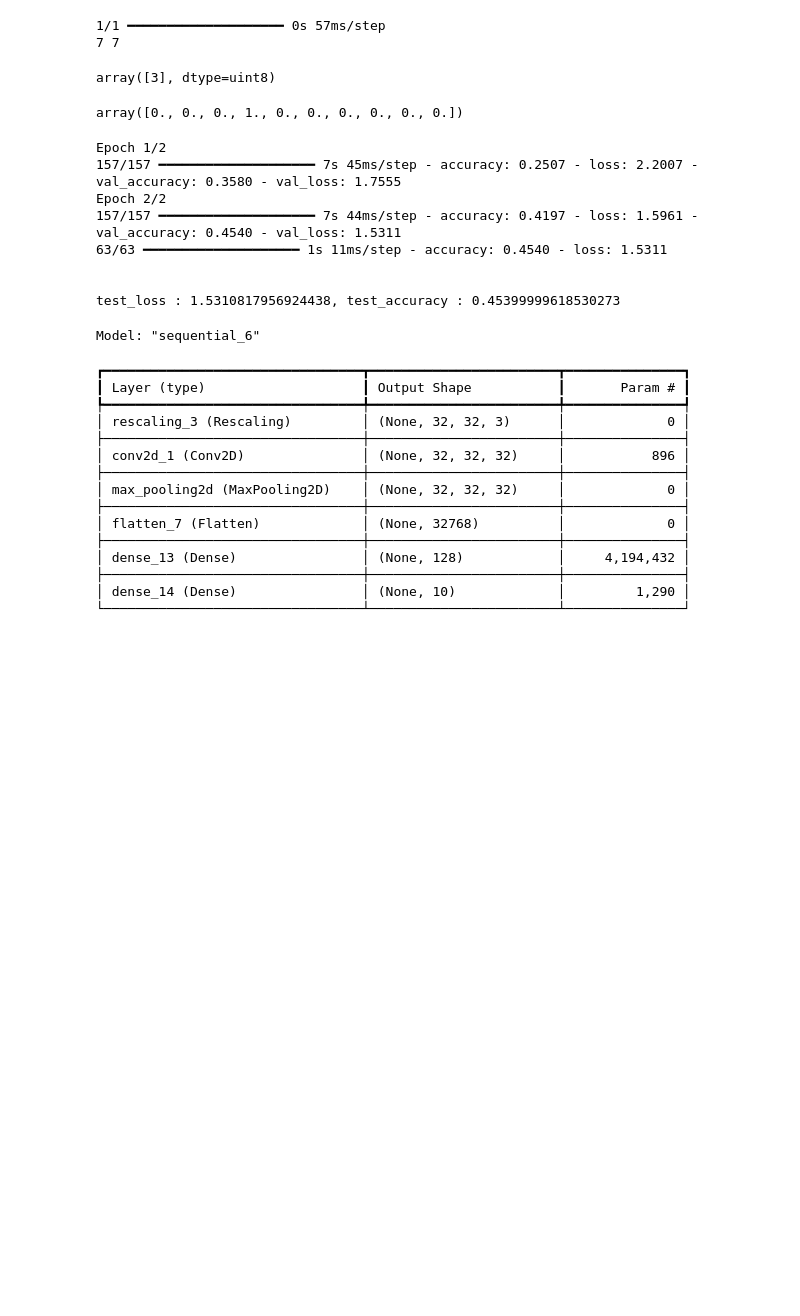
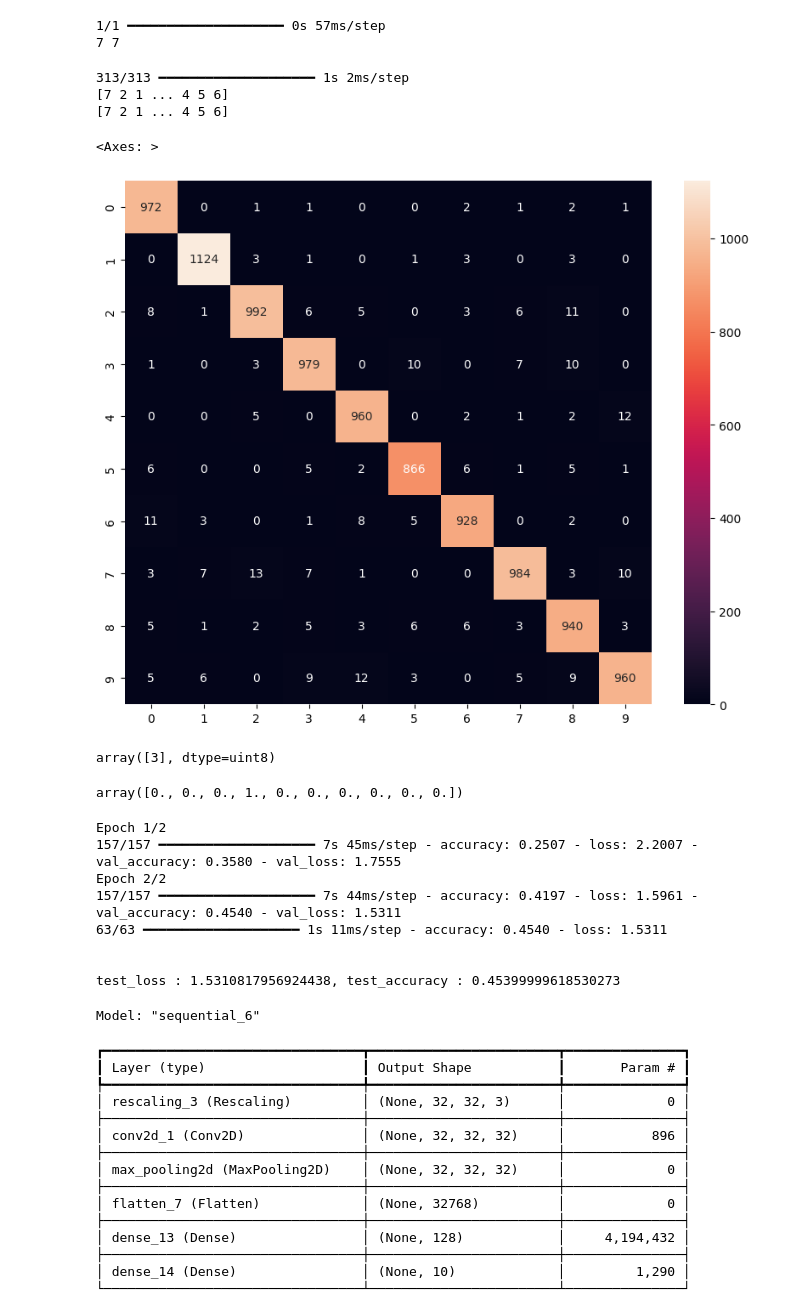
Before and after one commit to aaromalonline/ml-dl, a Jupyter notebook: visionalgs.ipynb, the cells around one changed output. Saved outputs shown, nothing was run; the diff lists cells and outputs as text; code cells hidden in the pictures; blank space fills up the shorter version.

Commit message:
cnn conf matrix and tf flowerdataset data augmentation started

```diff
--- a/visionalgs.ipynb
+++ b/visionalgs.ipynb
@@ -72,6 +78,20 @@ print(y_pred_0, y_test_0)
 # %% [output]
 1/1 ━━━━━━━━━━━━━━━━━━━━ 0s 57ms/step
 7 7
+# %%
+#y_pred = [np.argmax(i).item() for i in model.predict(x_test)]
+y_pred = np.argmax(model.predict(x_test), axis=1)
+print(y_pred)
+print(y_test)
+cm = confusion_matrix(y_test, y_pred)
+plt.figure(figsize=(10,8))
+sns.heatmap(cm, annot=True, fmt='d')
+# %% [output]
+313/313 ━━━━━━━━━━━━━━━━━━━━ 1s 2ms/step
+[7 2 1 ... 4 5 6]
+[7 2 1 ... 4 5 6]
+<Axes: >
+[figure, added]
 # %%
 # 2, CNN - Multiclass Image Classification on CIFAR10
 
```
Also changed, not shown: parts of 4 cells of this notebook, 2 other files.
